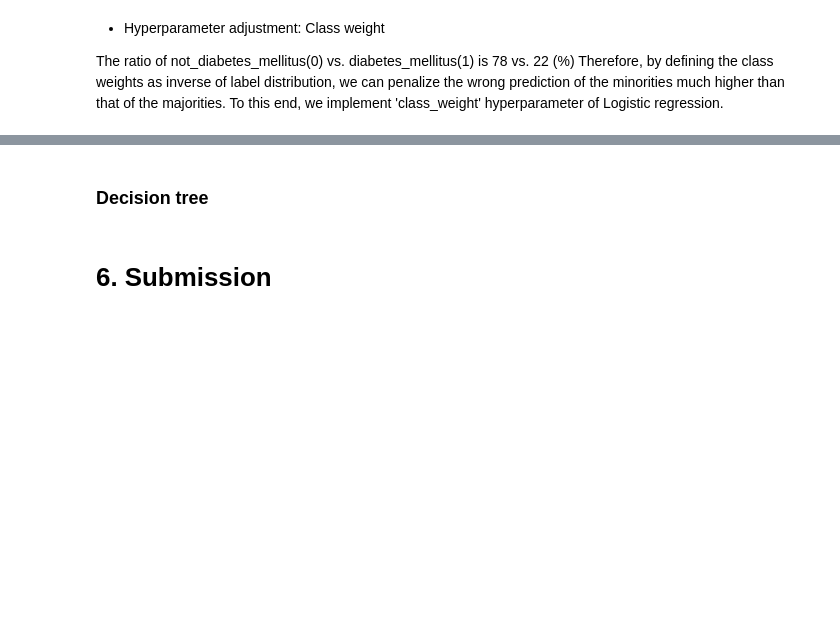
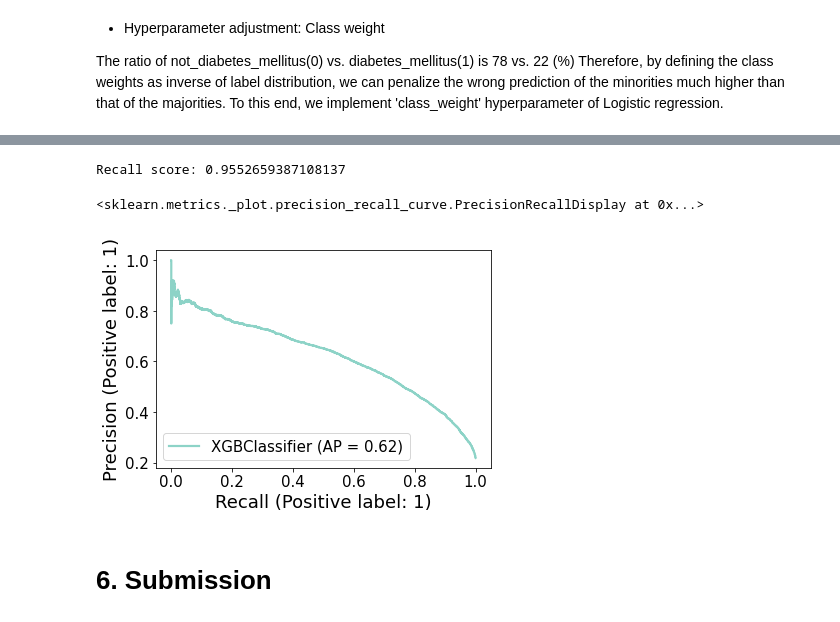
Before and after one commit to soyhyoj/WiDS-Datathon-2021, a Jupyter notebook: notebooks/EDA.ipynb, the cells around one changed output, grey strips where cells are left out. Saved outputs shown, nothing was run; the diff lists cells and outputs as text; code cells hidden in the pictures; blank space fills up the shorter version.

```diff
--- a/notebooks/EDA.ipynb
+++ b/notebooks/EDA.ipynb
@@ -572,4 +758,16 @@ pred_real_test
+# %%
+# Plot a precision_recall curve using test sets
+# Precision: TP / (TP+FP)
+# Recall: TP / (TP+FN)***
+
+recall_base = recall_score(y_test, y_prediction_xgb)
+print(f'Recall score: {recall_base}')
+
+base_precision_recall = plot_precision_recall_curve(xgb, X_test, y_test)
+base_precision_recall
+# %% [output]
+Recall score: 0.9552659387108137
+<sklearn.metrics._plot.precision_recall_curve.PrecisionRecallDisplay at 0x...>
+[figure, added]
 # %%
 break
-# %% [markdown]
-### Decision tree
```
Also changed, not shown: parts of 44 cells of this notebook.
